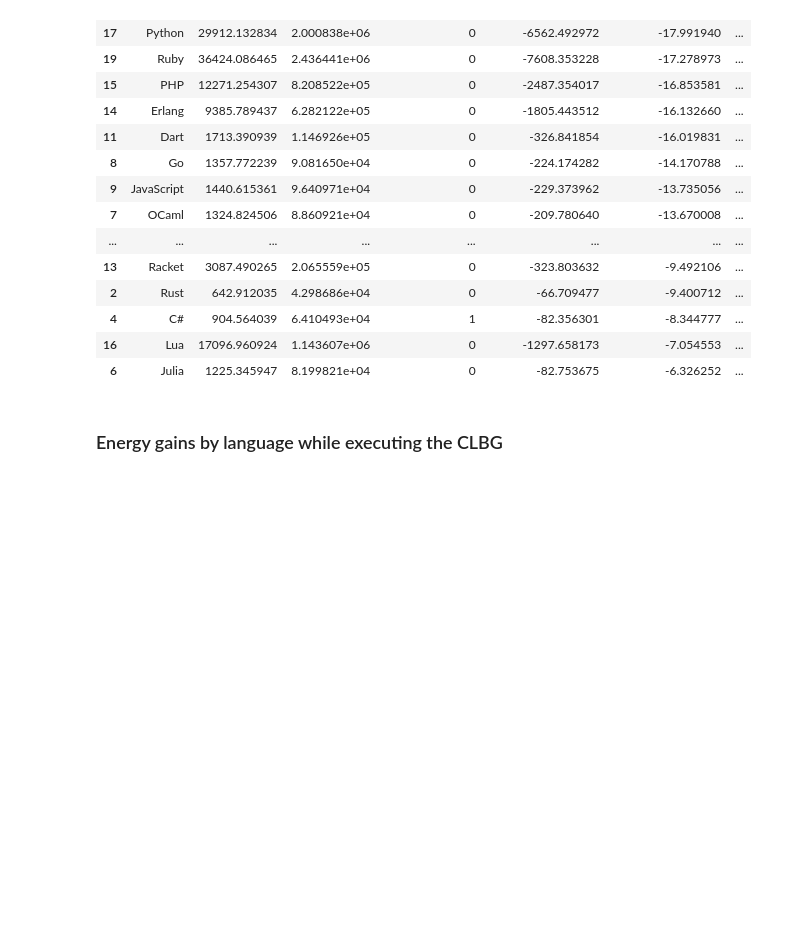
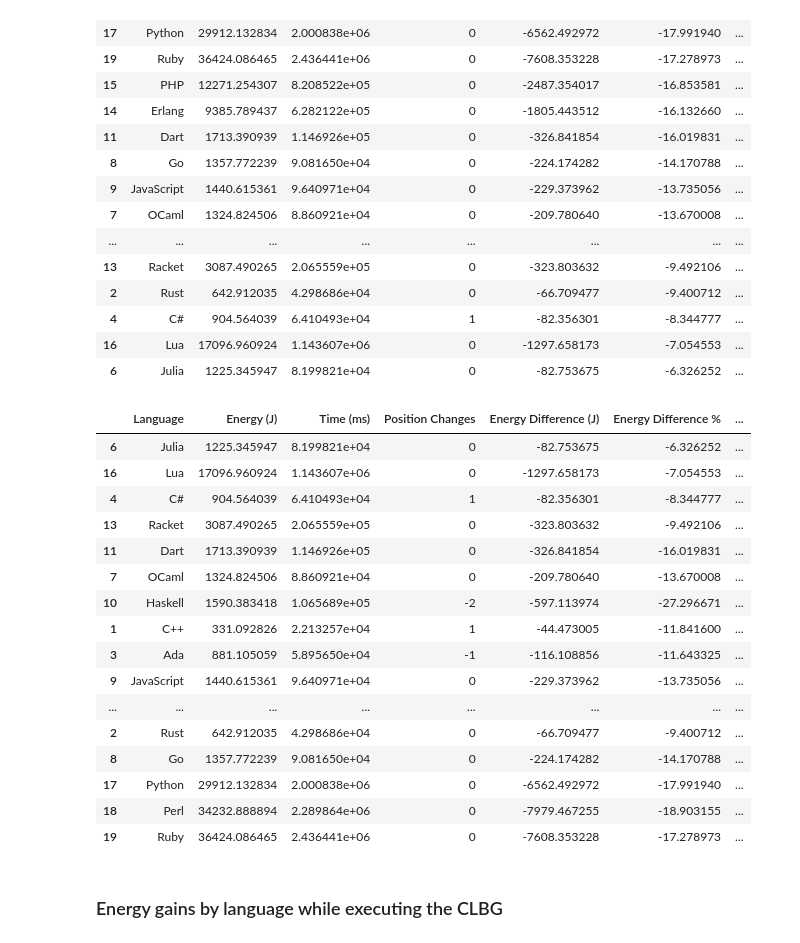
Before and after one commit to LuisMPSilva01/Energy-Languages-PowerCap, a Jupyter notebook: NoteBooks/statistics.ipynb, the cells around one changed output. Drawn from its saved outputs; the diff is of its cells as text; code cells hidden in the pictures; blank space fills up the shorter version.

```diff
--- a/NoteBooks/statistics.ipynb
+++ b/NoteBooks/statistics.ipynb
@@ -813,33 +819,3 @@ result_df.head(20)
 | 17 | Python | 29912.132834 | 2.000838e+06 | 0 | -6562.492972 | -17.991940 | ... |
 | 18 | Perl | 34232.888894 | 2.289864e+06 | 0 | -7979.467255 | -18.903155 | ... |
 | 19 | Ruby | 36424.086465 | 2.436441e+06 | 0 | -7608.353228 | -17.278973 | ... |
-# %%
-result_df = []
-#  Iterate over languages in the program
-for language in dataset_power_limit_15['Language']:
-    # Extract data for the specific language in both dictionaries
-    row_df1 = dataset_power_limit_15[dataset_power_limit_15['Language'] == language]
-    row_df2 = dataset_power_no_limit[dataset_power_no_limit['Language'] == language]
-
-    # Calculate the differences
-    position_changes = row_df1.index[0] - row_df2.index[0]
-    energy_difference = row_df1['Energy (J)'].iloc[0] - row_df2['Energy (J)'].iloc[0]
-    time_difference = row_df1['Time (ms)'].iloc[0] - row_df2['Time (ms)'].iloc[0]
-    # Append the results to the comparison list
-    result_df.append({
-        'Language': language,
-        'Energy (J)': row_df1['Energy (J)'].iloc[0],
-        'Time (ms)': row_df1['Time (ms)'].iloc[0],
-        'Position Changes': position_changes,
-        'Energy Difference (J)': energy_difference,
-        'Energy Difference %': energy_difference/row_df2['Energy (J)'].iloc[0]*100,
-        'Time Difference (ms)': time_difference,
-        'Time Difference %': time_difference/row_df2['Time (ms)'].iloc[0]*100
-    })
-
-# Convert the list of dictionaries into a DataFrame
-result_df = pd.DataFrame(result_df)
-
-# Display the comparison results
-result_df.head(20)
-#TODO
@@ -910,6 +878,27 @@ result_df.head(20)
 | 4 | C# | 904.564039 | 6.410493e+04 | 1 | -82.356301 | -8.344777 | ... |
 | 16 | Lua | 17096.960924 | 1.143607e+06 | 0 | -1297.658173 | -7.054553 | ... |
 | 6 | Julia | 1225.345947 | 8.199821e+04 | 0 | -82.753675 | -6.326252 | ... |
+# %%
+result_df = result_df.sort_values(by='Time Difference %')
+result_df.head(20)
+# %% [output]
+|  | Language | Energy (J) | Time (ms) | Position Changes | Energy Difference (J) | Energy Difference % | ... |
+| 6 | Julia | 1225.345947 | 8.199821e+04 | 0 | -82.753675 | -6.326252 | ... |
+| 16 | Lua | 17096.960924 | 1.143607e+06 | 0 | -1297.658173 | -7.054553 | ... |
+| 4 | C# | 904.564039 | 6.410493e+04 | 1 | -82.356301 | -8.344777 | ... |
+| 13 | Racket | 3087.490265 | 2.065559e+05 | 0 | -323.803632 | -9.492106 | ... |
+| 11 | Dart | 1713.390939 | 1.146926e+05 | 0 | -326.841854 | -16.019831 | ... |
+| 7 | OCaml | 1324.824506 | 8.860921e+04 | 0 | -209.780640 | -13.670008 | ... |
+| 10 | Haskell | 1590.383418 | 1.065689e+05 | -2 | -597.113974 | -27.296671 | ... |
+| 1 | C++ | 331.092826 | 2.213257e+04 | 1 | -44.473005 | -11.841600 | ... |
+| 3 | Ada | 881.105059 | 5.895650e+04 | -1 | -116.108856 | -11.643325 | ... |
+| 9 | JavaScript | 1440.615361 | 9.640971e+04 | 0 | -229.373962 | -13.735056 | ... |
+| ... | ... | ... | ... | ... | ... | ... | ... |
+| 2 | Rust | 642.912035 | 4.298686e+04 | 0 | -66.709477 | -9.400712 | ... |
+| 8 | Go | 1357.772239 | 9.081650e+04 | 0 | -224.174282 | -14.170788 | ... |
+| 17 | Python | 29912.132834 | 2.000838e+06 | 0 | -6562.492972 | -17.991940 | ... |
+| 18 | Perl | 34232.888894 | 2.289864e+06 | 0 | -7979.467255 | -18.903155 | ... |
+| 19 | Ruby | 36424.086465 | 2.436441e+06 | 0 | -7608.353228 | -17.278973 | ... |
 # %% [markdown]
 ### Energy gains by language while executing the CLBG
 # %%
```
Also changed, not shown: parts of 8 cells of this notebook.
